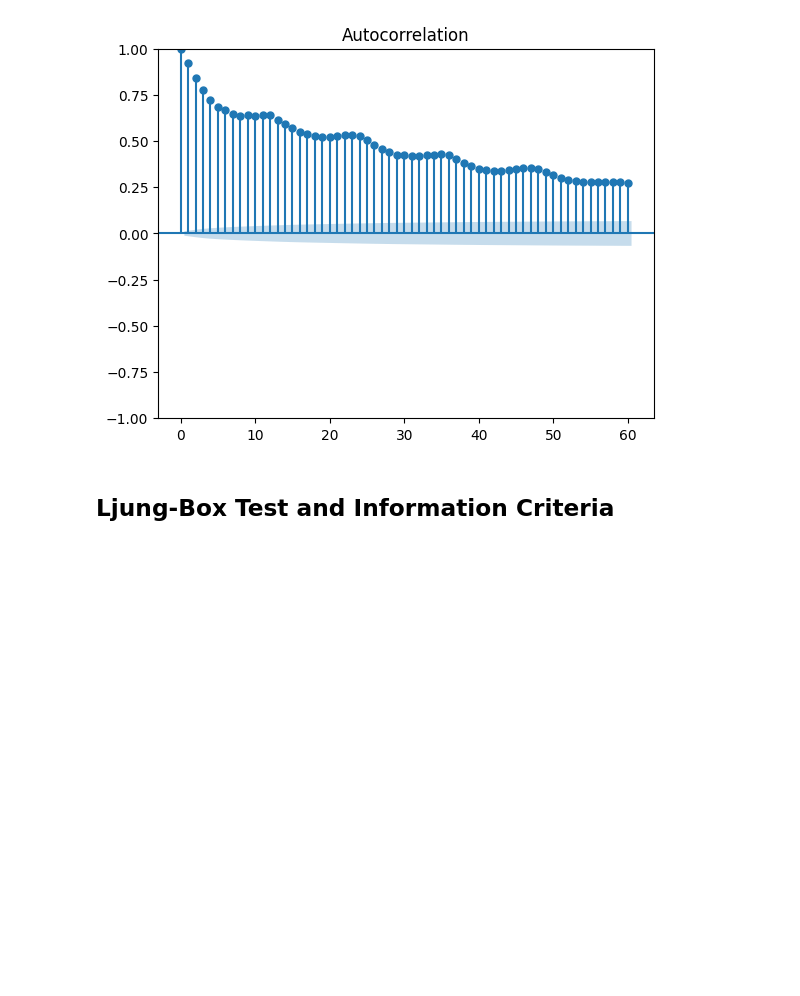
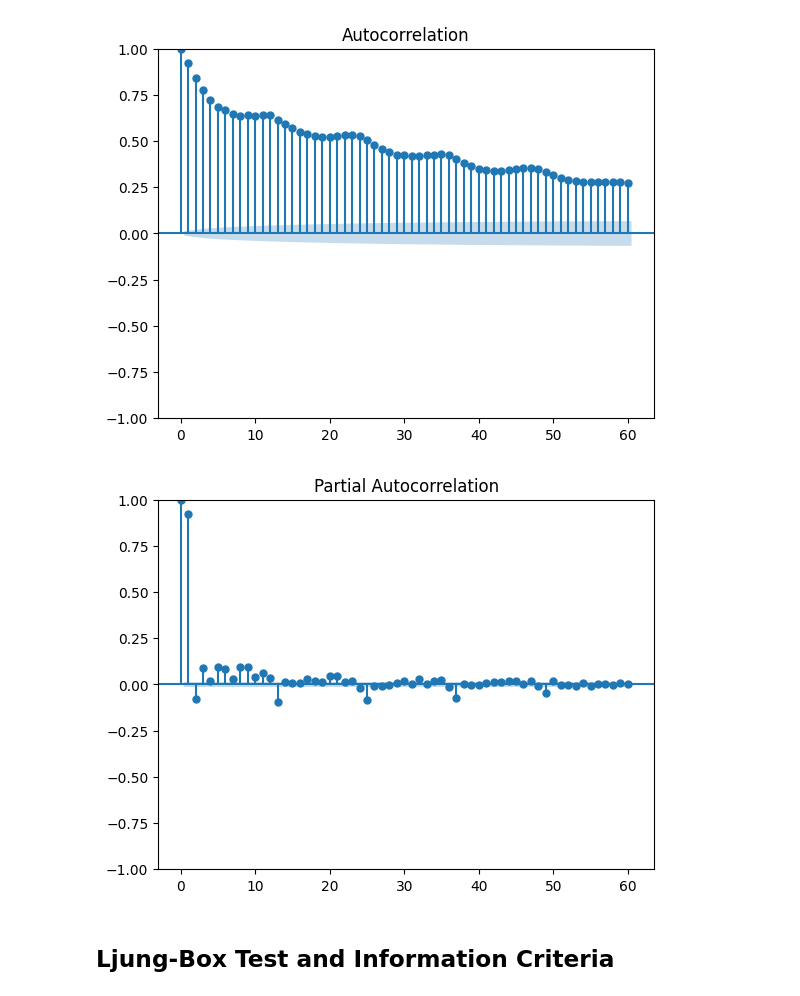
Before and after one commit to AlesKas/DIP, a Jupyter notebook: network_analytics_ar.ipynb, the cells around one changed output. Cells and saved outputs as stored; diff of their text form; code cells hidden in the pictures; blank space fills up the shorter version.

Commit message:
Add pacf function

```diff
--- a/network_analytics_ar.ipynb
+++ b/network_analytics_ar.ipynb
@@ -47,6 +47,11 @@ plot_acf(series, lags=60)
 plt.show()
 # %% [output]
 [figure]
+# %%
+plot_pacf(series, lags=60)
+plt.show()
+# %% [output]
+[figure, added]
 # %% [markdown]
 ## Ljung-Box Test and Information Criteria
 # %%
```
Also changed, not shown: parts of 2 cells of this notebook, 2 other files.
